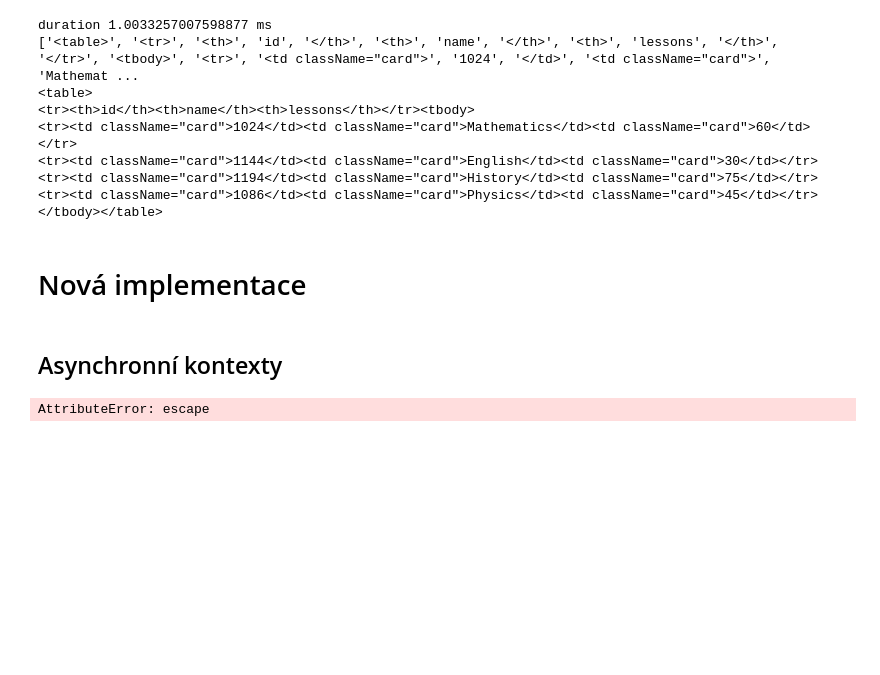
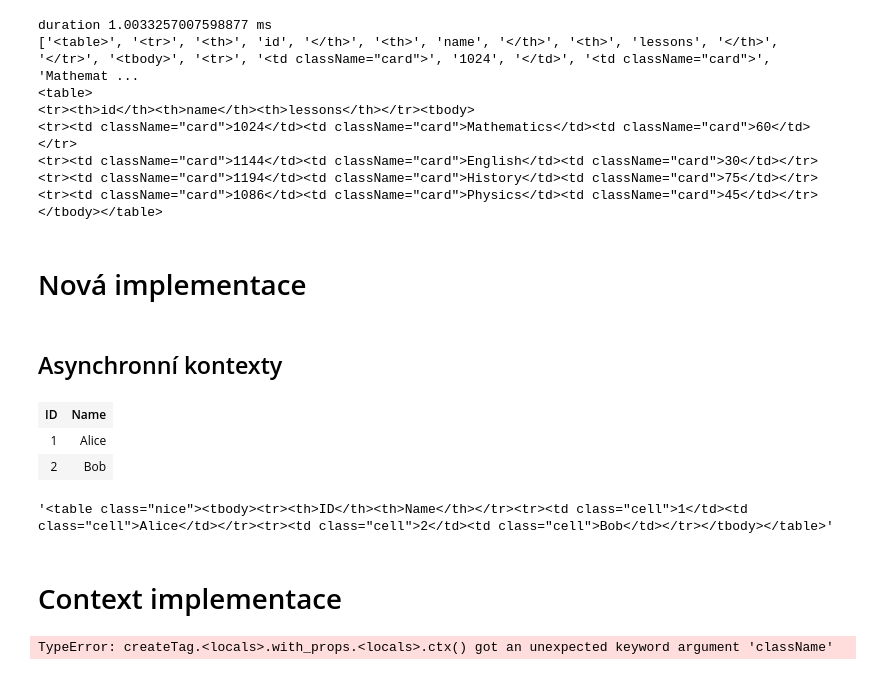
Before and after one commit to hrbolek/functing, a Jupyter notebook: notebooks/async_examples2.ipynb, the cells around one changed output. Drawn from its saved outputs; the diff is of its cells as text; code cells hidden in the pictures; blank space fills up the shorter version.

```diff
--- a/notebooks/async_examples2.ipynb
+++ b/notebooks/async_examples2.ipynb
@@ -499,37 +499,42 @@ async def render_root(builder=None):
         rendered = await renderChildren(root)
     return "".join(map(str, rendered))
 # %%
-# from IPython.display import display, HTML
+from IPython.display import display, HTML
 # Definice tagů (jak dřív)
 Table = createTag("table")()
 Tbody = createTag("tbody")()
 Tr    = createTag("tr")()
 Th    = createTag("th")()
 Td    = createTag("td")(className="cell")
 
 async def Head_ctx(data: dict):
     async with Tr():
         for k in data.keys():
             Th(k)
 
 async def Row_ctx(row: dict):
     async with Tr():
         for v in row.values():
             Td(str(v))
 
 async def Page_ctx(data: list[dict]):
     async with Table(className="nice"):
         async with Tbody():
             if data:
                 await Head_ctx(data[0])
             for r in data:
                 await Row_ctx(r)
 
 # použití:
 data = [{"ID": 1, "Name": "Alice"}, {"ID": 2, "Name": "Bob"}]
 html_result = await render_root(lambda: Page_ctx(data))
 # -> "<table class=\"nice\"><tbody><tr>...</tr>...</tbody></table>"
-# display(HTML(html_result))
+display(HTML(html_result))
 html_result
 # %% [output]
+| ID | Name |
+| 1 | Alice |
+| 2 | Bob |
-AttributeError: escape
+'<table class="nice"><tbody><tr><th>ID</th><th>Name</th></tr><tr><td class="cell">1</td><td class="cell">Alice</td></tr><tr><td class="cell">2</td><td class="cell">Bob</td></tr></tbody></table>'
+# %% [markdown]
+# Context implementace
@@ -535,0 +662,50 @@ AttributeError: escape
+# %%
+from IPython.display import display, HTML
+
+Table = createTag("table")()
+Tbody = createTag("tbody")()
+Tr    = createTag("tr")()
+Th    = createTag("th")()
+Td    = createTag("td")(className="cell")
+
+@as_ctx
+async def Head(data: dict):
+    async with Tr():
+        for k in data.keys():
+            async with Th():
+                text(k)
+
+# simulace async načítání (místo DataLoaderu)
+async def fetch_value(v):
+    await asyncio.sleep(0)  # zde by bylo např. volání na DB/API
+    return v
+
+@as_ctx
+async def Row(row: dict):
+    async with Tr():
+        # každou hodnotu vložíme jako awaitable -> _render_items je zpracuje paralelně
+        for v in row.values():
+            async with Td():
+                emit(fetch_value(v))   # awaitable; na konci bloku se seberou a awaitnou v jednom gatheru
+
+
+async def Page(rows: list[dict]):
+    async with Table(className="nice"):
+        async with Tbody():
+            if rows:
+                async with Head(rows[0]):  # async-with přes as_ctx
+                    pass
+            for r in rows:
+                async with Row(r):
+                    pass
+
+# DEMO DATA + render
+data = [
+    {"ID": 1, "Name": "Alice"},
+    {"ID": 2, "Name": "Bob"},
+]
+
+html_out = await render_root(lambda: Page(data))
+display(HTML(html_out))
+# %% [output]
+TypeError: createTag.<locals>.with_props.<locals>.ctx() got an unexpected keyword argument 'className'
```
Also changed, not shown: parts of 1 cell of this notebook.
